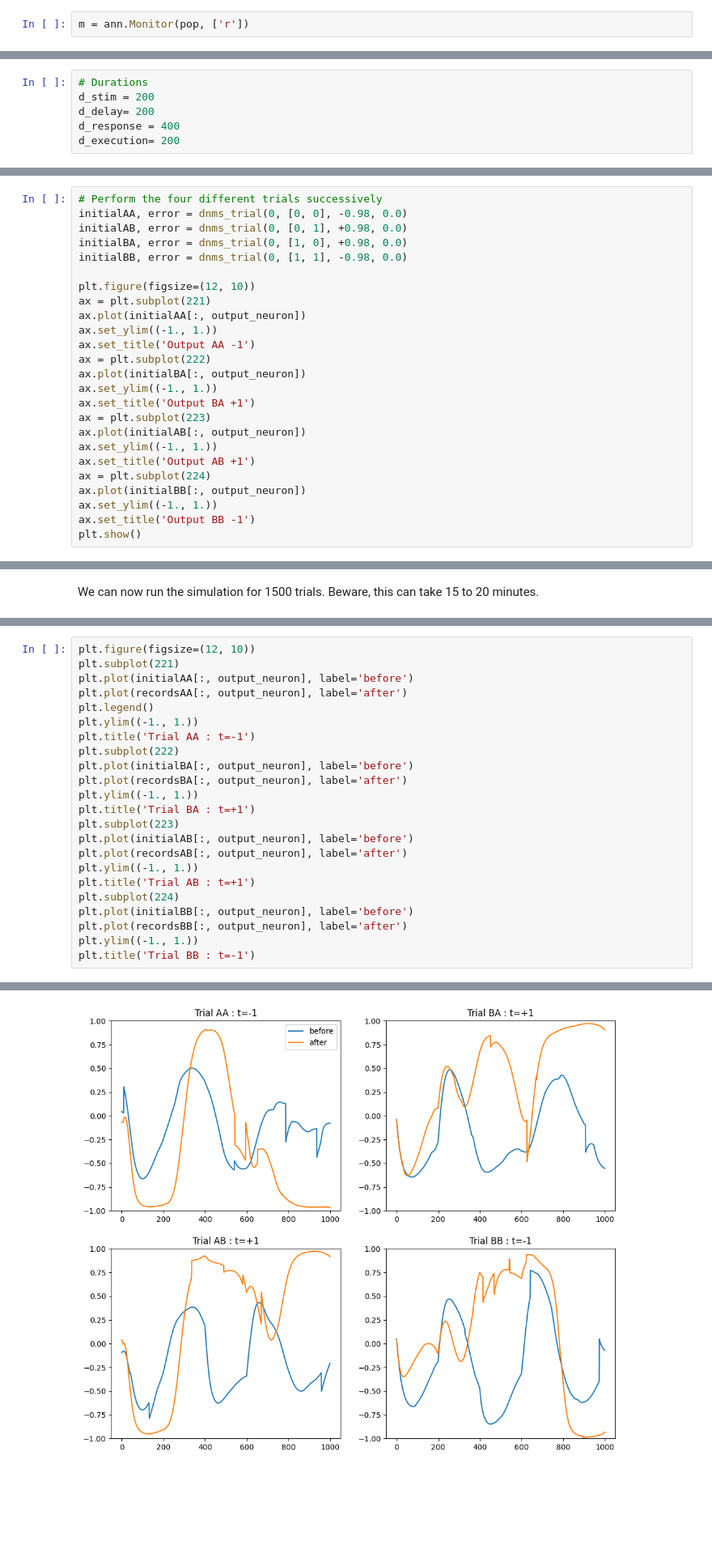
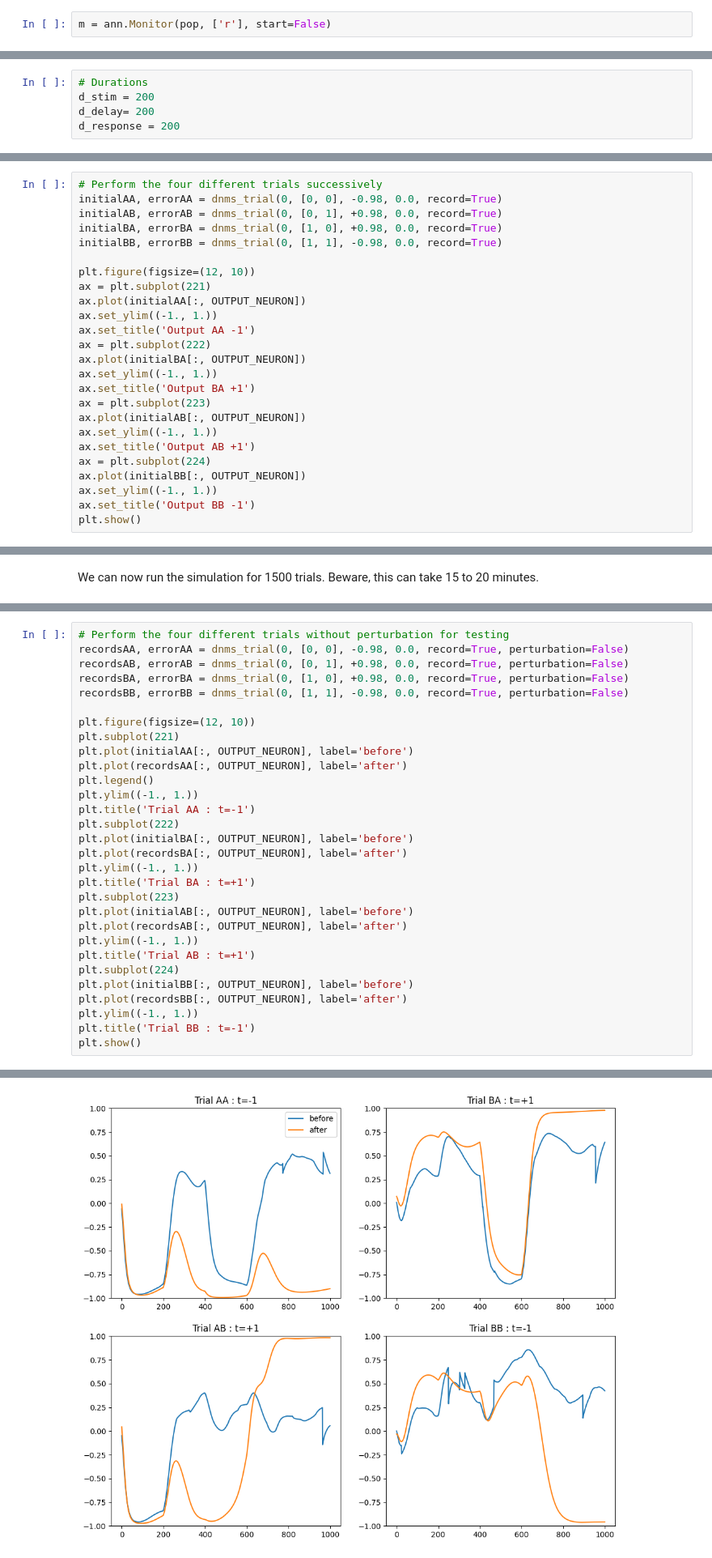
Before and after one commit to ANNarchy/ANNarchy.github.io, a Jupyter notebook: notebooks/Miconi.ipynb, the cells around one changed output, grey strips where cells are left out. Shown at 81% size. Cells and saved outputs as stored; diff of their text form; blank space fills up the shorter version.

```diff
--- a/notebooks/Miconi.ipynb
+++ b/notebooks/Miconi.ipynb
@@ -147,15 +152,14 @@ output_neuron = 100
 # %% [markdown]
 We record the rates inside the reservoir:
 # %%
-m = ann.Monitor(pop, ['r'])
+m = ann.Monitor(pop, ['r'], start=False)
 # %% [markdown]
 Parameters defining the task:
 # %%
 # Durations
 d_stim = 200
 d_delay= 200
-d_response = 400
-d_execution= 200
+d_response = 200
 # %% [markdown]
 Definition of a DNMS trial (AA, AB, BA, BB):
 # %%
@@ -214,26 +235,26 @@ def dnms_trial(trial_number, input, target, R_mean):
 Let's visualize the activity of the output neuron during the first four trials.
 # %%
 # Perform the four different trials successively
-initialAA, error = dnms_trial(0, [0, 0], -0.98, 0.0)
-initialAB, error = dnms_trial(0, [0, 1], +0.98, 0.0)
-initialBA, error = dnms_trial(0, [1, 0], +0.98, 0.0)
-initialBB, error = dnms_trial(0, [1, 1], -0.98, 0.0)
+initialAA, errorAA = dnms_trial(0, [0, 0], -0.98, 0.0, record=True)
+initialAB, errorAB = dnms_trial(0, [0, 1], +0.98, 0.0, record=True)
+initialBA, errorBA = dnms_trial(0, [1, 0], +0.98, 0.0, record=True)
+initialBB, errorBB = dnms_trial(0, [1, 1], -0.98, 0.0, record=True)
 
 plt.figure(figsize=(12, 10))
 ax = plt.subplot(221)
-ax.plot(initialAA[:, output_neuron])
+ax.plot(initialAA[:, OUTPUT_NEURON])
 ax.set_ylim((-1., 1.))
 ax.set_title('Output AA -1')
 ax = plt.subplot(222)
-ax.plot(initialBA[:, output_neuron])
+ax.plot(initialBA[:, OUTPUT_NEURON])
 ax.set_ylim((-1., 1.))
 ax.set_title('Output BA +1')
 ax = plt.subplot(223)
-ax.plot(initialAB[:, output_neuron])
+ax.plot(initialAB[:, OUTPUT_NEURON])
 ax.set_ylim((-1., 1.))
 ax.set_title('Output AB +1')
 ax = plt.subplot(224)
-ax.plot(initialBB[:, output_neuron])
+ax.plot(initialBB[:, OUTPUT_NEURON])
 ax.set_ylim((-1., 1.))
 ax.set_title('Output BB -1')
 plt.show()
@@ -286,24 +309,31 @@ plt.legend()
 # %%
+# Perform the four different trials without perturbation for testing
+recordsAA, errorAA = dnms_trial(0, [0, 0], -0.98, 0.0, record=True, perturbation=False)
+recordsAB, errorAB = dnms_trial(0, [0, 1], +0.98, 0.0, record=True, perturbation=False)
+recordsBA, errorBA = dnms_trial(0, [1, 0], +0.98, 0.0, record=True, perturbation=False)
+recordsBB, errorBB = dnms_trial(0, [1, 1], -0.98, 0.0, record=True, perturbation=False)
+
 plt.figure(figsize=(12, 10))
 plt.subplot(221)
-plt.plot(initialAA[:, output_neuron], label='before')
-plt.plot(recordsAA[:, output_neuron], label='after')
+plt.plot(initialAA[:, OUTPUT_NEURON], label='before')
+plt.plot(recordsAA[:, OUTPUT_NEURON], label='after')
 plt.legend()
 plt.ylim((-1., 1.))
 plt.title('Trial AA : t=-1')
 plt.subplot(222)
-plt.plot(initialBA[:, output_neuron], label='before')
-plt.plot(recordsBA[:, output_neuron], label='after')
+plt.plot(initialBA[:, OUTPUT_NEURON], label='before')
+plt.plot(recordsBA[:, OUTPUT_NEURON], label='after')
 plt.ylim((-1., 1.))
 plt.title('Trial BA : t=+1')
 plt.subplot(223)
-plt.plot(initialAB[:, output_neuron], label='before')
-plt.plot(recordsAB[:, output_neuron], label='after')
+plt.plot(initialAB[:, OUTPUT_NEURON], label='before')
+plt.plot(recordsAB[:, OUTPUT_NEURON], label='after')
 plt.ylim((-1., 1.))
 plt.title('Trial AB : t=+1')
 plt.subplot(224)
-plt.plot(initialBB[:, output_neuron], label='before')
-plt.plot(recordsBB[:, output_neuron], label='after')
+plt.plot(initialBB[:, OUTPUT_NEURON], label='before')
+plt.plot(recordsBB[:, OUTPUT_NEURON], label='after')
 plt.ylim((-1., 1.))
 plt.title('Trial BB : t=-1')
+plt.show()
 # %% [output]
@@ -311 +340 @@ Text(0.5, 1.0, 'Trial BB : t=-1')
-[figure, old version]
+[figure, new version]
```
Also changed, not shown: parts of 14 cells of this notebook, 23 other files.
